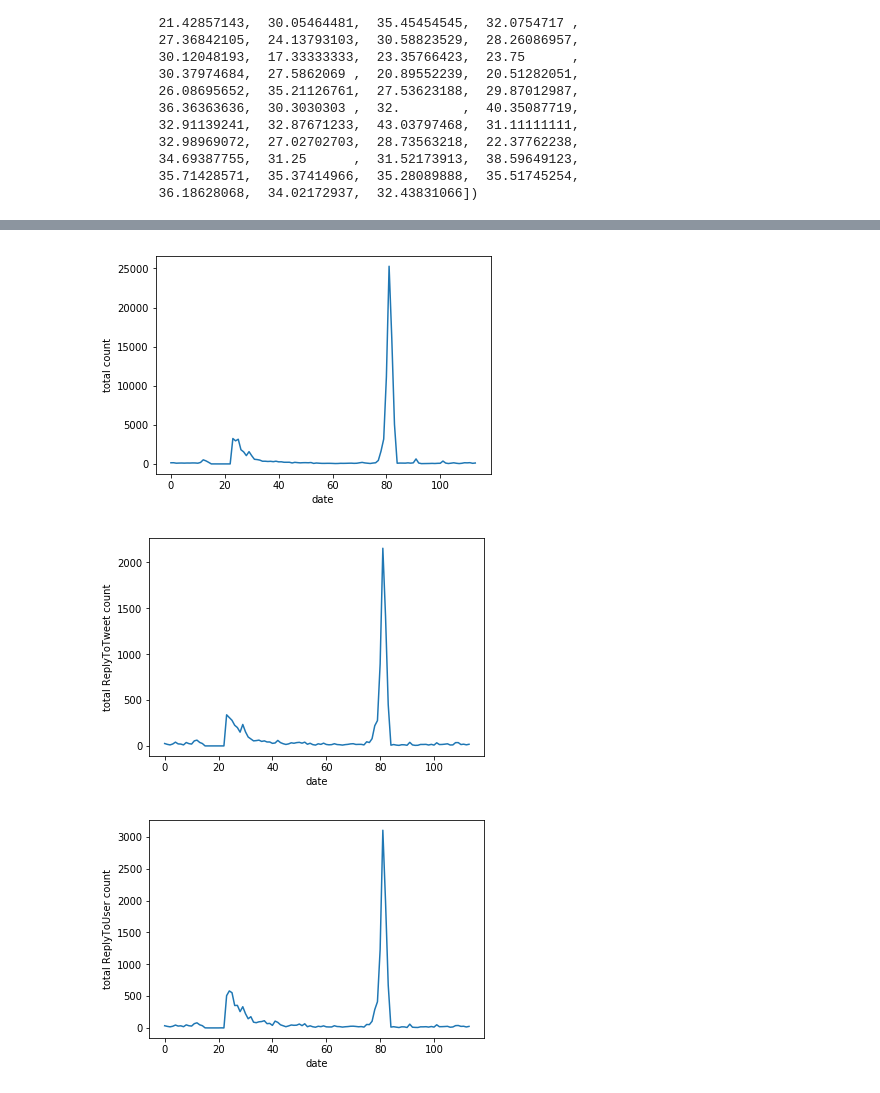
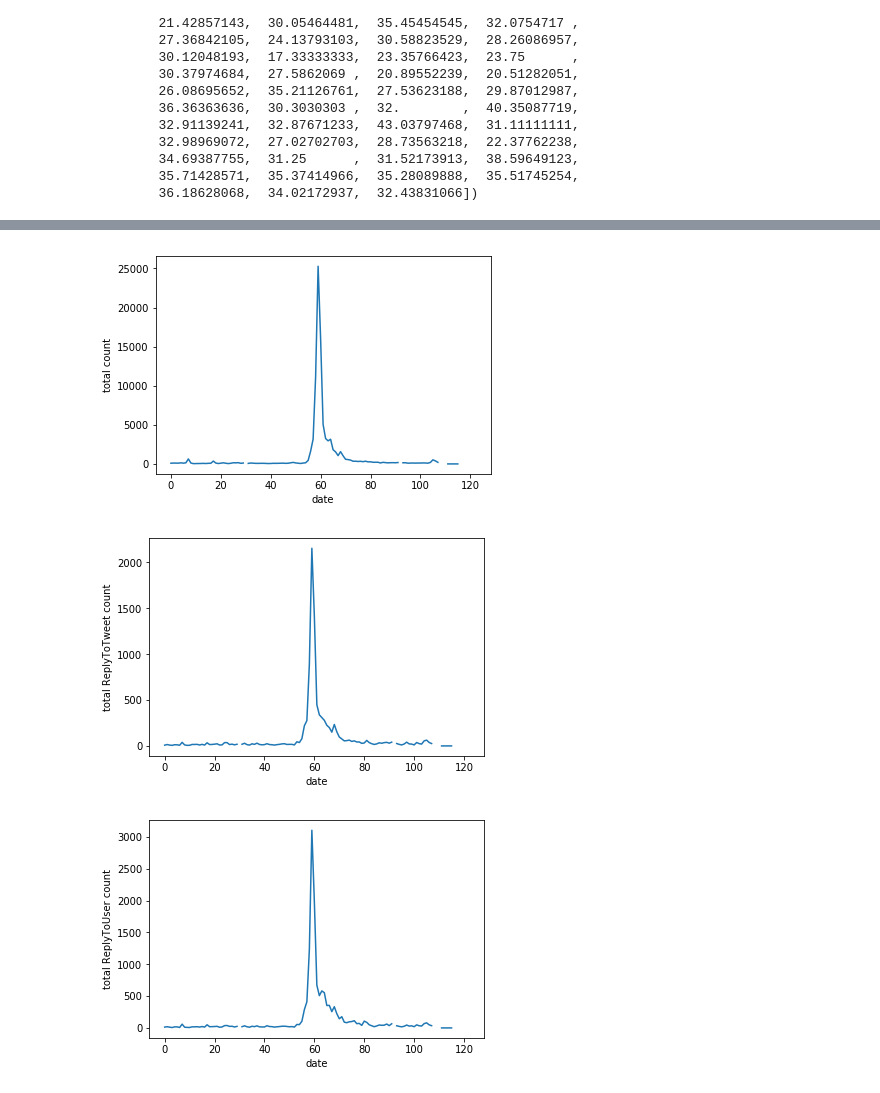
Before and after one commit to juran321/TextClassification_SandyData, a Jupyter notebook: Anormaly detection-Copy1.ipynb, the cells around one changed output, grey strips where cells are left out. Cells and saved outputs as stored; diff of their text form; code cells hidden in the pictures.

Commit message:
add data

```diff
--- a/Anormaly detection-Copy1.ipynb
+++ b/Anormaly detection-Copy1.ipynb
@@ -209,5 +213,8 @@ df4 = df[df['month'] == 'Dec']
 frames = [df1, df2,df3,df4]
 df = pd.concat(frames)
 # a = df1+df2
+# %%
+# customize sort to the month
+df['month'] = pd.Categorical(df['month'], ["Sep", "Oct", "Nov","Dec"])
 # %%
 data_group = df.groupby(['month','day']).count().reset_index()
@@ -242,16 +250,16 @@ data_group_ReplytoUser = df2.groupby(['month','day']).count()
 # %%
 #line chart shows the total number of tweet msg in each day
 
-plt.plot(range(0,114), data_group['TweetID'], '-')
+plt.plot(range(0,124), data_group['TweetID'], '-')
 # plt.plot(range(57,62), data_group['TweetID'][57:62], 'ro')
 plt.xlabel('date')
 plt.ylabel('total count')
 plt.show()
 # %% [output]
-[figure, old version]
+[figure, new version]
 # %%
 #line chart shows the total number of tweet msg in each day
-plt.plot(range(114), data_group_ReplytoTweet['replyToTweet'], '-')
+plt.plot(range(124), data_group_ReplytoTweet['replyToTweet'], '-')
 # plt.plot(range(57,62), data_group_ReplytoTweet['ReplyToTweet'][57:62], 'ro')
 plt.xlabel('date')
 plt.ylabel('total ReplyToTweet count')
@@ -259,16 +267,16 @@ plt.show()
 
 #the hill is 10.28
 # %% [output]
-[figure, old version]
+[figure, new version]
 # %%
 #line chart shows the total number of tweet ReplyToUser msg in each day
-plt.plot(range(114), data_group_ReplytoUser['toUser'], '-')
+plt.plot(range(124), data_group_ReplytoUser['toUser'], '-')
 # plt.plot(range(57,62), data_group_ReplytoUser['ReplyToUser'][57:62], 'ro')
 plt.xlabel('date')
 plt.ylabel('total ReplyToUser count')
 plt.show()
 # %% [output]
-[figure, old version]
+[figure, new version]
 # %%
 #data_group.head(57)
 # %%
```
Also changed, not shown: parts of 14 cells of this notebook, 4 other files.
